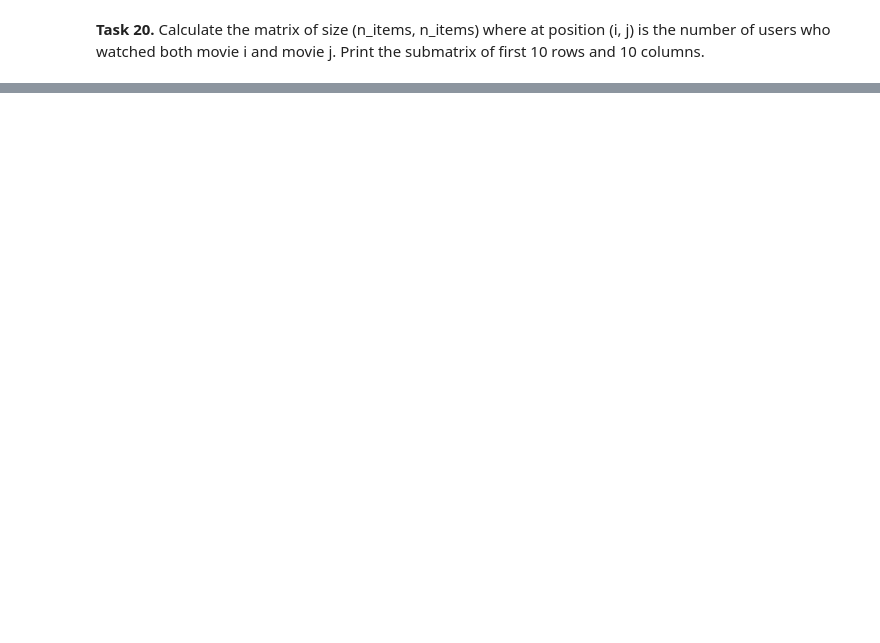
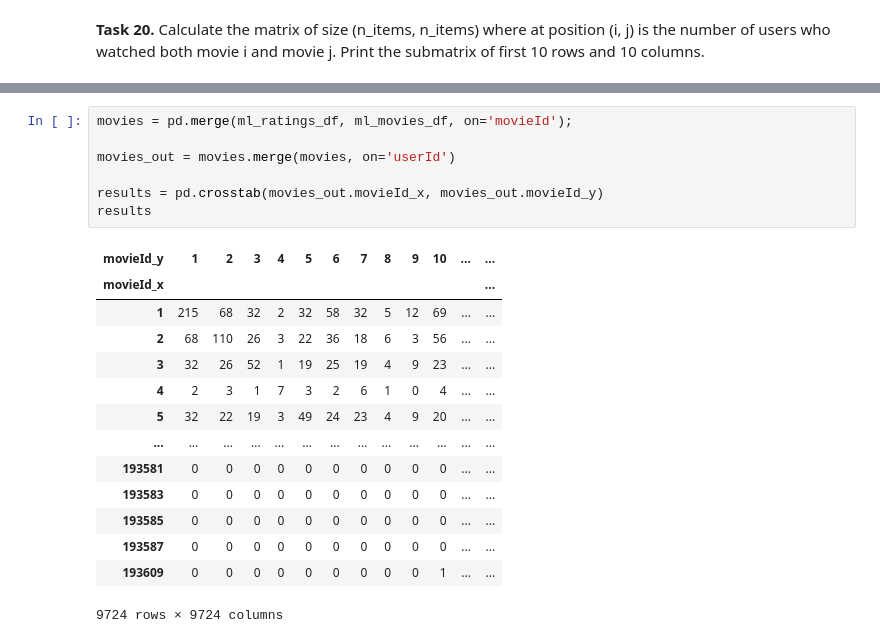
Before and after one commit to Mikbac/recommender-systems-class, a Jupyter notebook: class_2_numpy_pandas.ipynb, the cells around one changed output, grey strips where cells are left out. Saved outputs shown, nothing was run; the diff lists cells and outputs as text; blank space fills up the shorter version.

```diff
--- a/class_2_numpy_pandas.ipynb
+++ b/class_2_numpy_pandas.ipynb
@@ -1087,0 +1385,22 @@ to hours played and print the first 10 rows from the entire Steam dataset after
+# %%
+movies = pd.merge(ml_ratings_df, ml_movies_df, on='movieId');
+
+movies_out = movies.merge(movies, on='userId')
+
+results = pd.crosstab(movies_out.movieId_x, movies_out.movieId_y)
+results
+# %% [output]
+| movieId_y | 1 | 2 | 3 | 4 | 5 | 6 | 7 | 8 | 9 | 10 | ... | ... |
+| movieId_x |  |  |  |  |  |  |  |  |  |  |  | ... |
+| 1 | 215 | 68 | 32 | 2 | 32 | 58 | 32 | 5 | 12 | 69 | ... | ... |
+| 2 | 68 | 110 | 26 | 3 | 22 | 36 | 18 | 6 | 3 | 56 | ... | ... |
+| 3 | 32 | 26 | 52 | 1 | 19 | 25 | 19 | 4 | 9 | 23 | ... | ... |
+| 4 | 2 | 3 | 1 | 7 | 3 | 2 | 6 | 1 | 0 | 4 | ... | ... |
+| 5 | 32 | 22 | 19 | 3 | 49 | 24 | 23 | 4 | 9 | 20 | ... | ... |
+| ... | ... | ... | ... | ... | ... | ... | ... | ... | ... | ... | ... | ... |
+| 193581 | 0 | 0 | 0 | 0 | 0 | 0 | 0 | 0 | 0 | 0 | ... | ... |
+| 193583 | 0 | 0 | 0 | 0 | 0 | 0 | 0 | 0 | 0 | 0 | ... | ... |
+| 193585 | 0 | 0 | 0 | 0 | 0 | 0 | 0 | 0 | 0 | 0 | ... | ... |
+| 193587 | 0 | 0 | 0 | 0 | 0 | 0 | 0 | 0 | 0 | 0 | ... | ... |
+| 193609 | 0 | 0 | 0 | 0 | 0 | 0 | 0 | 0 | 0 | 1 | ... | ... |
+9724 rows × 9724 columns
```
Also changed, not shown: parts of 31 cells of this notebook.
